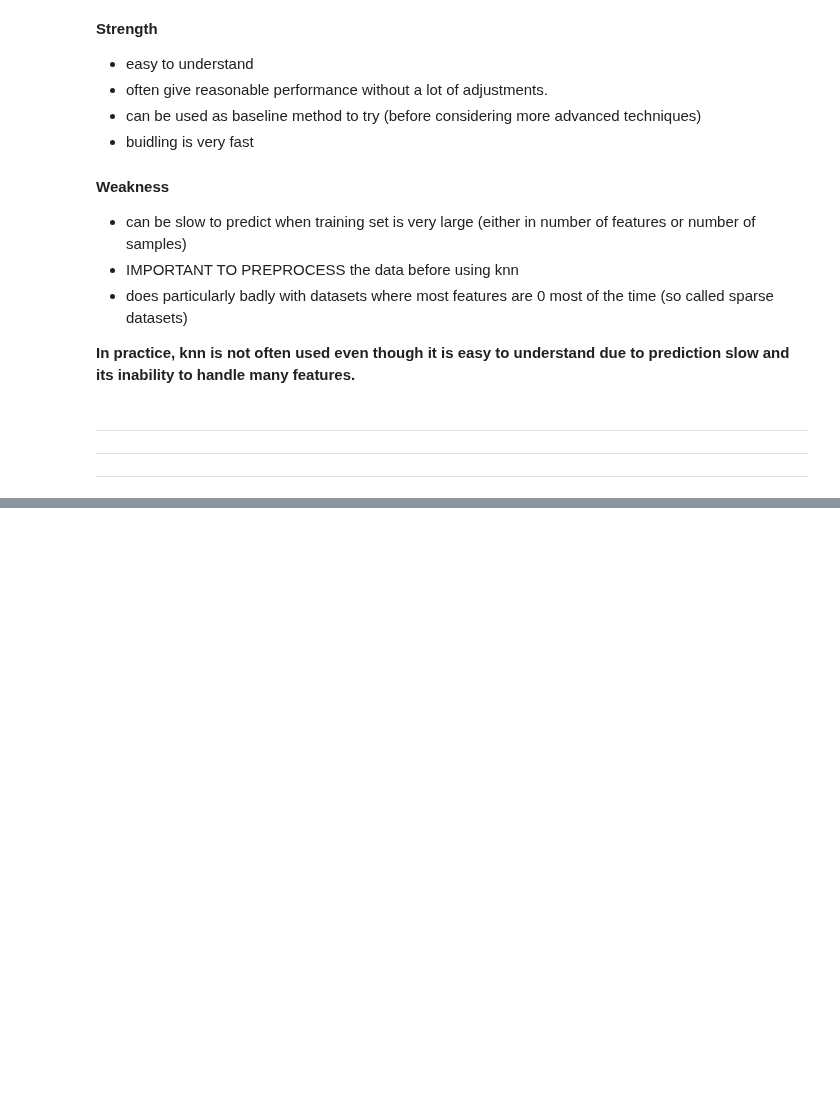
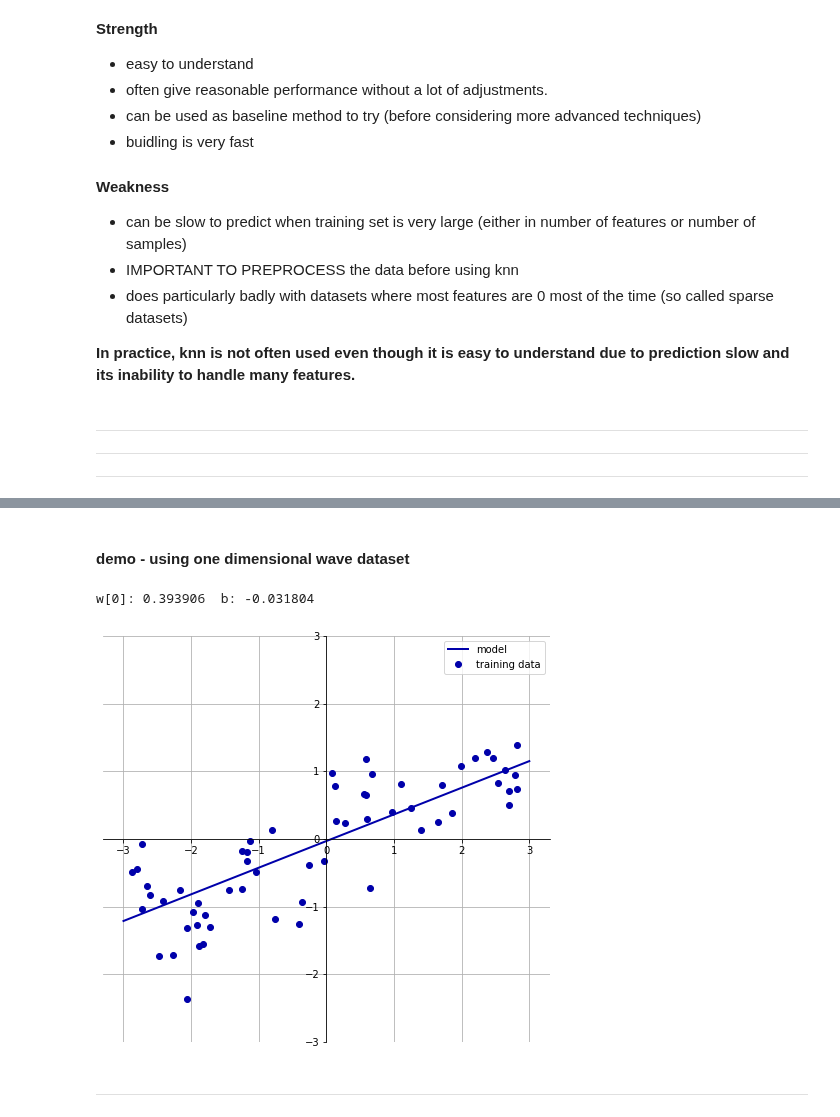
Before and after one commit to ptyadana/Data-Science-and-Machine-Learning-Projects-Dojo, a Jupyter notebook: Introduction to Machine Learning with Python - ACM_SG/02-supervised-learning.ipynb, the cells around one changed output, grey strips where cells are left out. Saved outputs shown, nothing was run; the diff lists cells and outputs as text; code cells hidden in the pictures; blank space fills up the shorter version.

Commit message:
Simple Linear Regression completed
Former-commit-id: ce9f2c55edb1d1c95f081fc1bc2885551f517cab

```diff
--- a/Introduction to Machine Learning with Python - ACM_SG/02-supervised-learning.ipynb
+++ b/Introduction to Machine Learning with Python - ACM_SG/02-supervised-learning.ipynb
@@ -405,0 +425,9 @@ two important parameters for K Nearest Neighbors Classifier:
+# %% [markdown]
+#### demo - using one dimensional wave dataset
+# %%
+mglearn.plots.plot_linear_regression_wave() # trying to learn w[0], b
+# %% [output]
+w[0]: 0.393906  b: -0.031804
+[figure, added]
+# %% [markdown]
+------
```
Also changed, not shown: parts of 19 cells of this notebook.
